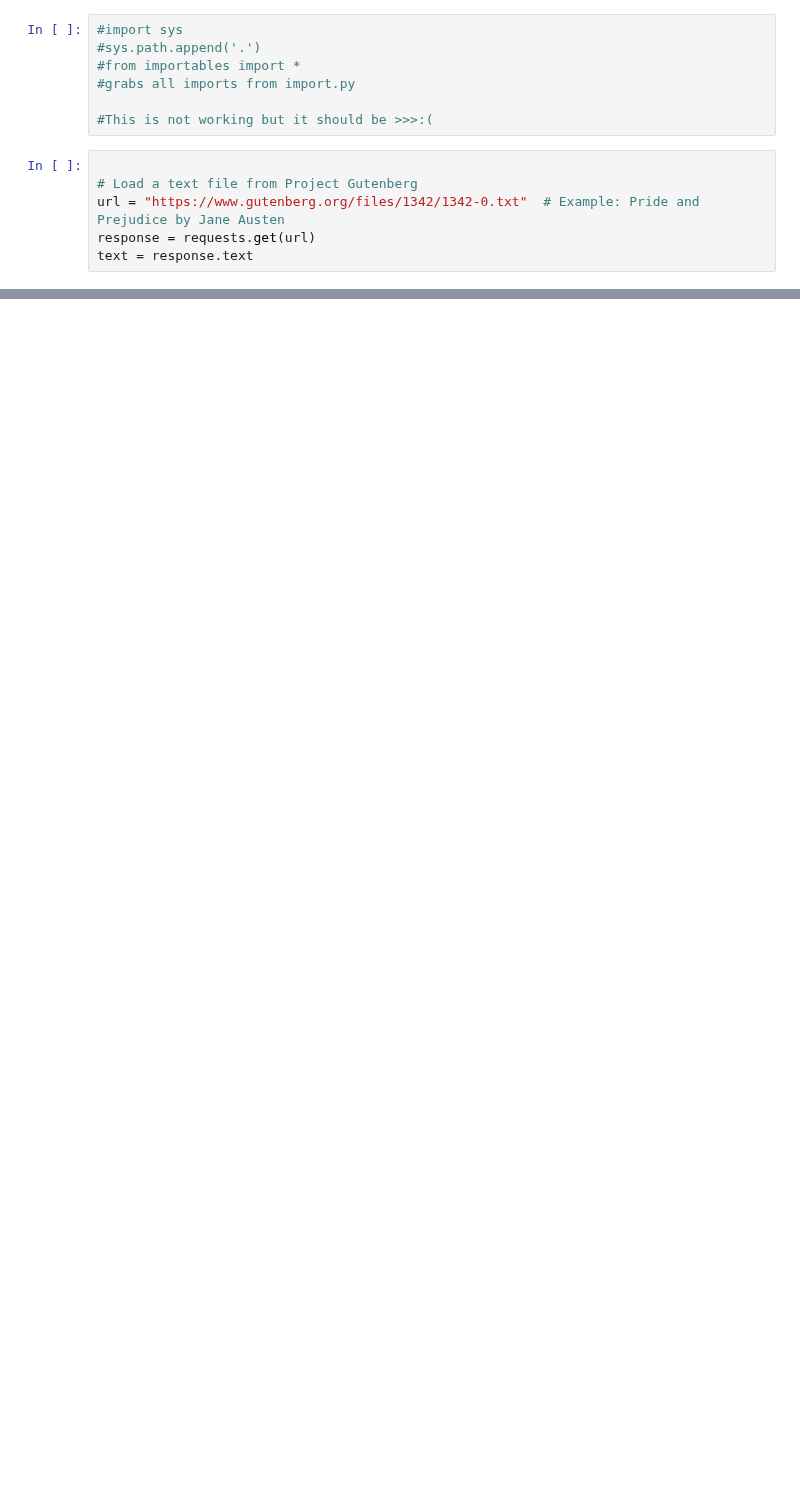
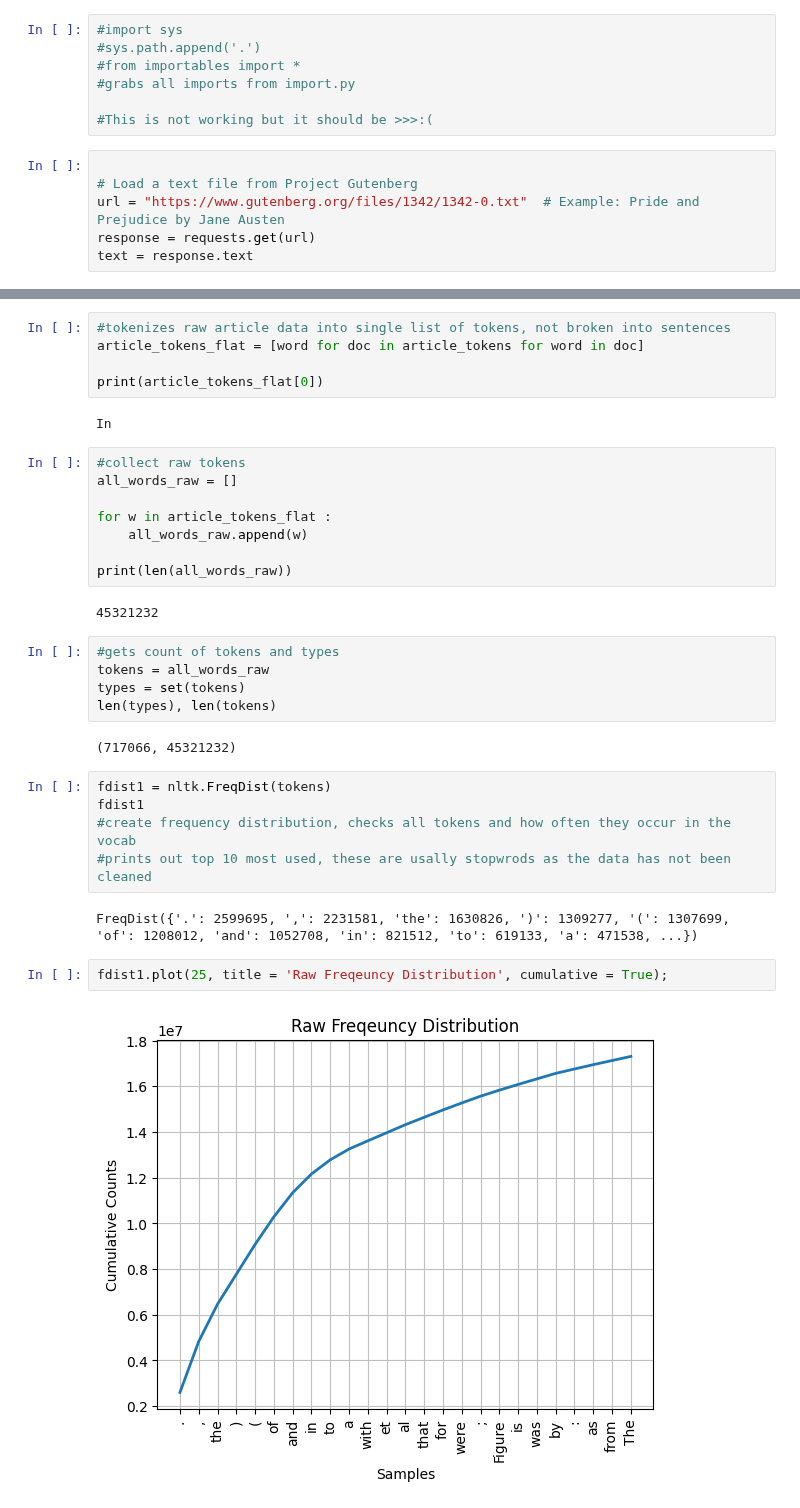
Before and after one commit to michael-pollack/573Project, a Jupyter notebook: project.ipynb, the cells around one changed output, grey strips where cells are left out. Cells and saved outputs as stored; diff of their text form; blank space fills up the shorter version.

```diff
--- a/project.ipynb
+++ b/project.ipynb
@@ -130,0 +197,35 @@ df_plos_train_3.head(5)
+# %%
+#tokenizes raw article data into single list of tokens, not broken into sentences
+article_tokens_flat = [word for doc in article_tokens for word in doc]
+
+print(article_tokens_flat[0])
+# %% [output]
+In
+# %%
+#collect raw tokens
+all_words_raw = []
+
+for w in article_tokens_flat :
+    all_words_raw.append(w)
+
+print(len(all_words_raw))
+# %% [output]
+45321232
+# %%
+#gets count of tokens and types
+tokens = all_words_raw
+types = set(tokens)
+len(types), len(tokens)
+# %% [output]
+(717066, 45321232)
+# %%
+fdist1 = nltk.FreqDist(tokens)
+fdist1
+#create frequency distribution, checks all tokens and how often they occur in the vocab
+#prints out top 10 most used, these are usally stopwrods as the data has not been cleaned
+# %% [output]
+FreqDist({'.': 2599695, ',': 2231581, 'the': 1630826, ')': 1309277, '(': 1307699, 'of': 1208012, 'and': 1052708, 'in': 821512, 'to': 619133, 'a': 471538, ...})
+# %%
+fdist1.plot(25, title = 'Raw Freqeuncy Distribution', cumulative = True);
+# %% [output]
+[figure, added]
```
Also changed, not shown: parts of 15 cells of this notebook.
